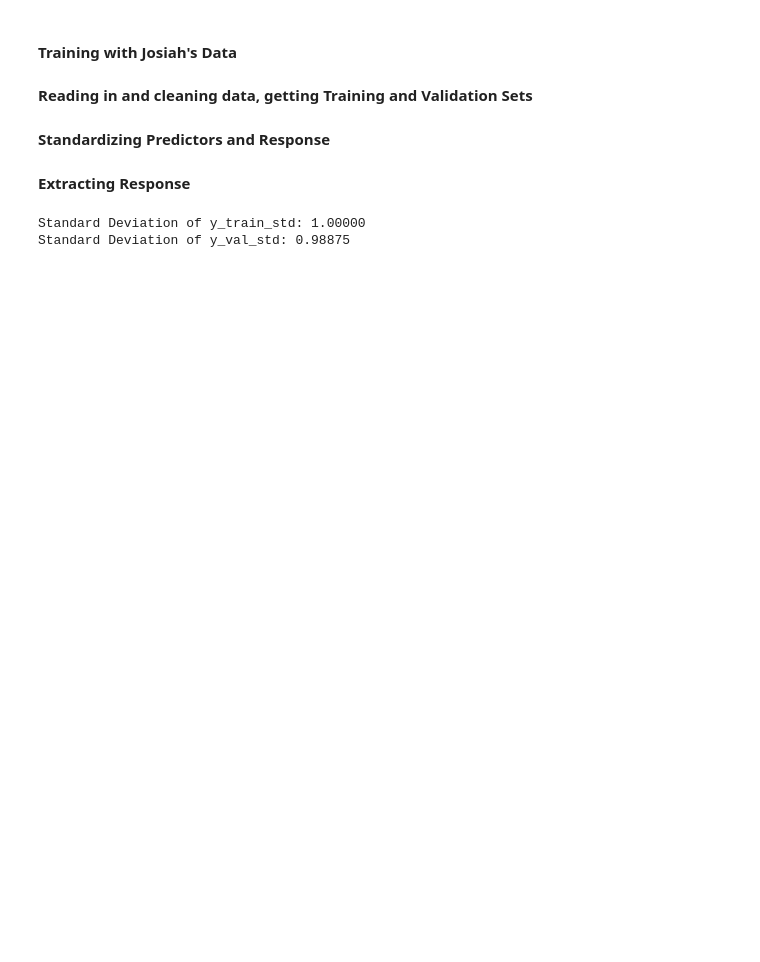
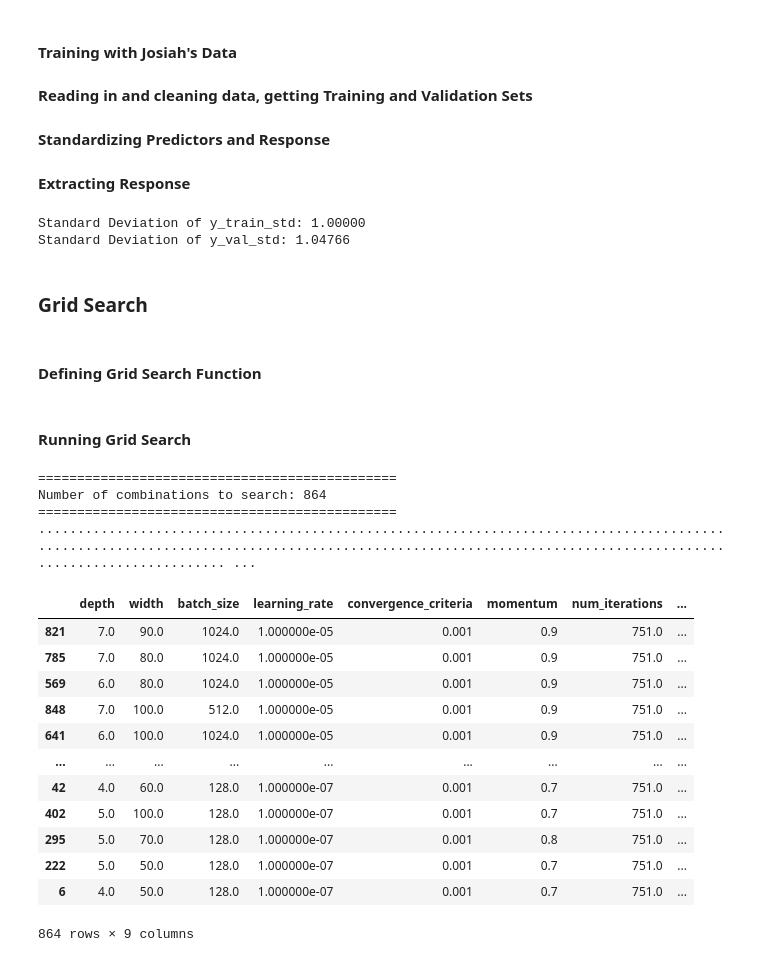
Before and after one commit to MasonOgden/Data401Project3, a Jupyter notebook: neural_network.ipynb, the cells around one changed output. Drawn from its saved outputs; the diff is of its cells as text; code cells hidden in the pictures; blank space fills up the shorter version.

```diff
--- a/neural_network.ipynb
+++ b/neural_network.ipynb
@@ -553,15 +480,19 @@ X_val_std = standardizer.transform(X_val)
 **Extracting Response**
 # %%
 # remove response and save
-y_train_std = X_train_std[:, -1]
-X_train_std = X_train_std[:, :-1]
+y_train_j_std = X_train_j_std[:, -1]
+X_train_j_std = X_train_j_std[:, :-1]
 
 # remove response and save
-y_val_std = X_val_std[:, -1]
-X_val_std = X_val_std[:, :-1]
+y_val_j_std = X_val_j_std[:, -1]
+X_val_j_std = X_val_j_std[:, :-1]
 
-print("Standard Deviation of y_train_std: {:.5f}".format(y_train_std.std()))
-print("Standard Deviation of y_val_std: {:.5f}".format(y_val_std.std()))
+print("Standard Deviation of y_train_std: {:.5f}".format(y_train_j_std.std()))
+print("Standard Deviation of y_val_std: {:.5f}".format(y_val_j_std.std()))
 # %% [output]
 Standard Deviation of y_train_std: 1.00000
-Standard Deviation of y_val_std: 0.98875
+Standard Deviation of y_val_std: 1.04766
+# %% [markdown]
+### Grid Search
+# %% [markdown]
+#### Defining Grid Search Function
@@ -567,0 +539,27 @@ Standard Deviation of y_val_std: 0.98875
+# %% [markdown]
+#### Running Grid Search
+# %%
+out_j = grid_search(X_train = X_train_j_std, y_train = y_train_j_std, X_val = X_val_j_std, y_val = y_val_j_std,
+                  max_num_iterations = 750, depths = [4, 5, 6, 7], widths = [50, 60, 70, 80, 90, 100],
+                  batch_sizes = [128, 256, 512, 1024], learning_rates = [0.00001, 0.000001, 0.0000001],
+                  convergence_criterion = [0.001], momentums = [0.7, 0.8, 0.9])
+
+out_j.sort_values('val_rmse')
+# %% [output]
+==============================================
+Number of combinations to search: 864
+==============================================
+........................................................................................................................................................................................................ ...
+|  | depth | width | batch_size | learning_rate | convergence_criteria | momentum | num_iterations | ... |
+| 821 | 7.0 | 90.0 | 1024.0 | 1.000000e-05 | 0.001 | 0.9 | 751.0 | ... |
+| 785 | 7.0 | 80.0 | 1024.0 | 1.000000e-05 | 0.001 | 0.9 | 751.0 | ... |
+| 569 | 6.0 | 80.0 | 1024.0 | 1.000000e-05 | 0.001 | 0.9 | 751.0 | ... |
+| 848 | 7.0 | 100.0 | 512.0 | 1.000000e-05 | 0.001 | 0.9 | 751.0 | ... |
+| 641 | 6.0 | 100.0 | 1024.0 | 1.000000e-05 | 0.001 | 0.9 | 751.0 | ... |
+| ... | ... | ... | ... | ... | ... | ... | ... | ... |
+| 42 | 4.0 | 60.0 | 128.0 | 1.000000e-07 | 0.001 | 0.7 | 751.0 | ... |
+| 402 | 5.0 | 100.0 | 128.0 | 1.000000e-07 | 0.001 | 0.7 | 751.0 | ... |
+| 295 | 5.0 | 70.0 | 128.0 | 1.000000e-07 | 0.001 | 0.8 | 751.0 | ... |
+| 222 | 5.0 | 50.0 | 128.0 | 1.000000e-07 | 0.001 | 0.7 | 751.0 | ... |
+| 6 | 4.0 | 50.0 | 128.0 | 1.000000e-07 | 0.001 | 0.7 | 751.0 | ... |
+864 rows × 9 columns
```
Also changed, not shown: parts of 20 cells of this notebook, 14 other files.
